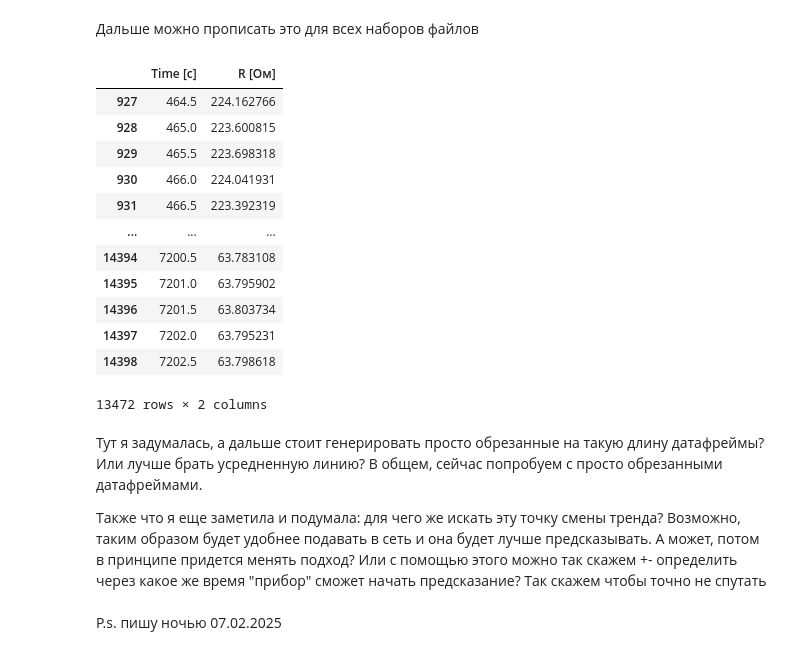
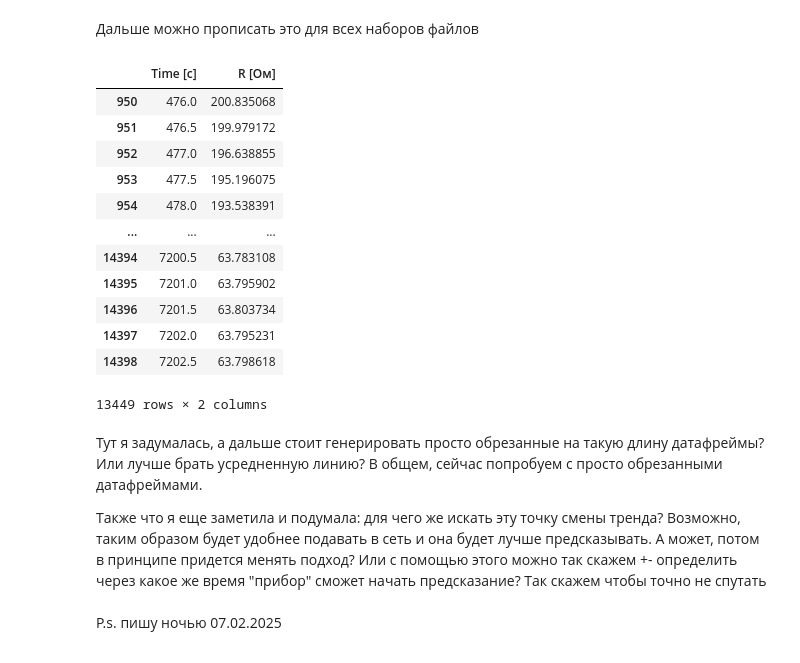
Before and after one commit to lalalaoalla/gas-analyzer, a Jupyter notebook: working_with_a_trend.ipynb, the cells around one changed output. Cells and saved outputs as stored; diff of their text form; code cells hidden in the pictures.

```diff
--- a/working_with_a_trend.ipynb
+++ b/working_with_a_trend.ipynb
@@ -134,7 +134,7 @@ no2_75rh_25t = no2_75rh_25t.reset_index(drop=True)
 no2_2rh_50t = no2_2rh_50t.iloc[1:]
 no2_2rh_50t = no2_2rh_50t.reset_index(drop=True)
 
-no2_2rh_70t = no2_2rh_70t.iloc[1:]
+no2_2rh_70t = no2_2rh_70t.iloc[6000:]
 no2_2rh_70t = no2_2rh_70t.reset_index(drop=True)
 
 no2_2rh_90t = no2_2rh_90t.iloc[1:]
@@ -293,7 +327,6 @@ def find_extremum_based_on_trend(df, value_col='R [Ом]', time_col='Time [с]',
 # %%
 #NH3
-trend_point_nh3_2rh_25t = find_extremum_based_on_trend(nh3_2rh_25t, value_col='R [Ом]',time_col='Time [с]',
-                                                       smooth=True, window_size=1101, polynomial_order=3, use_regression=False, gas_name='nh3_2rh_25t')
+trend_point_nh3_2rh_25t = find_extremum_based_on_trend(nh3_2rh_25t, value_col='R [Ом]',time_col='Time [с]', gas_name='nh3_2rh_25t')
 
 trend_point_nh3_25rh_25t = find_extremum_based_on_trend(nh3_25rh_25t, value_col='R [Ом]',time_col='Time [с]',gas_name='nh3_25rh_25t')
 
@@ -453,40 +486,40 @@ print(f'Точка с индексом {trend_point_no2_2rh_90t} являетс
 # %% [markdown]
 Дальше можно прописать это для всех наборов файлов
 # %%
-nh3_2rh_25t = nh3_2rh_25t.iloc[415:]
-nh3_25rh_25t = nh3_25rh_25t.iloc[4873:]
-nh3_50rh_25t = nh3_50rh_25t.iloc[7032:]#Не совсем правильно определяется
-nh3_75rh_25t = nh3_75rh_25t.iloc[7093:]#Не совсем правильно определяется
+nh3_2rh_25t = nh3_2rh_25t.iloc[trend_point_nh3_2rh_25t:]
+nh3_25rh_25t = nh3_25rh_25t.iloc[trend_point_nh3_25rh_25t:]
+nh3_50rh_25t = nh3_50rh_25t.iloc[trend_point_nh3_50rh_25t:]
+nh3_75rh_25t = nh3_75rh_25t.iloc[trend_point_nh3_75rh_25t:]
 
-nh3_2rh_25t_another_ppm = nh3_2rh_25t_another_ppm.iloc[6761:]#Не совсем правильно определяется
+nh3_2rh_25t_another_ppm = nh3_2rh_25t_another_ppm.iloc[trend_point_nh3_2rh_25t_another_ppm:]
 
 
-no2_2rh_25t = no2_2rh_25t.iloc[3:]
-no2_25rh_25t = no2_25rh_25t.iloc[5382:]
-no2_50rh_25t = no2_50rh_25t.iloc[5423:]
-no2_75rh_25t = no2_75rh_25t.iloc[5464:]
+no2_2rh_25t = no2_2rh_25t.iloc[trend_point_no2_2rh_25t:]
+no2_25rh_25t = no2_25rh_25t.iloc[trend_point_no2_25rh_25t:]
+no2_50rh_25t = no2_50rh_25t.iloc[trend_point_no2_50rh_25t:]
+no2_75rh_25t = no2_75rh_25t.iloc[trend_point_no2_75rh_25t:]
 
-no2_2rh_50t = no2_2rh_50t.iloc[1102:]
+no2_2rh_50t = no2_2rh_50t.iloc[trend_point_no2_2rh_50t:]
 
-no2_2rh_70t = no2_2rh_70t.iloc[5842:]
+no2_2rh_70t = no2_2rh_70t.iloc[trend_point_no2_2rh_70t:]
 
-no2_2rh_90t = no2_2rh_90t.iloc[927:]
+no2_2rh_90t = no2_2rh_90t.iloc[trend_point_no2_2rh_90t:]
 
 no2_2rh_90t
 # %% [output]
 |  | Time [с] | R [Ом] |
-| 927 | 464.5 | 224.162766 |
-| 928 | 465.0 | 223.600815 |
-| 929 | 465.5 | 223.698318 |
-| 930 | 466.0 | 224.041931 |
-| 931 | 466.5 | 223.392319 |
+| 950 | 476.0 | 200.835068 |
+| 951 | 476.5 | 199.979172 |
+| 952 | 477.0 | 196.638855 |
+| 953 | 477.5 | 195.196075 |
+| 954 | 478.0 | 193.538391 |
 | ... | ... | ... |
 | 14394 | 7200.5 | 63.783108 |
 | 14395 | 7201.0 | 63.795902 |
 | 14396 | 7201.5 | 63.803734 |
 | 14397 | 7202.0 | 63.795231 |
 | 14398 | 7202.5 | 63.798618 |
-13472 rows × 2 columns
+13449 rows × 2 columns
 # %% [markdown]
 Тут я задумалась, а дальше стоит генерировать просто обрезанные на такую длину датафреймы? Или лучше брать усредненную линию? В общем, сейчас попробуем с просто обрезанными датафреймами.<p>
 Также что я еще заметила и подумала: для чего же искать эту точку смены тренда? Возможно, таким образом будет удобнее подавать в сеть и она будет лучше предсказывать. А может, потом в принципе придется менять подход? Или с помощью этого можно так скажем +- определить через какое же время "прибор" сможет начать предсказание? Так скажем чтобы точно не спутать
```
Also changed, not shown: parts of 11 cells of this notebook.
